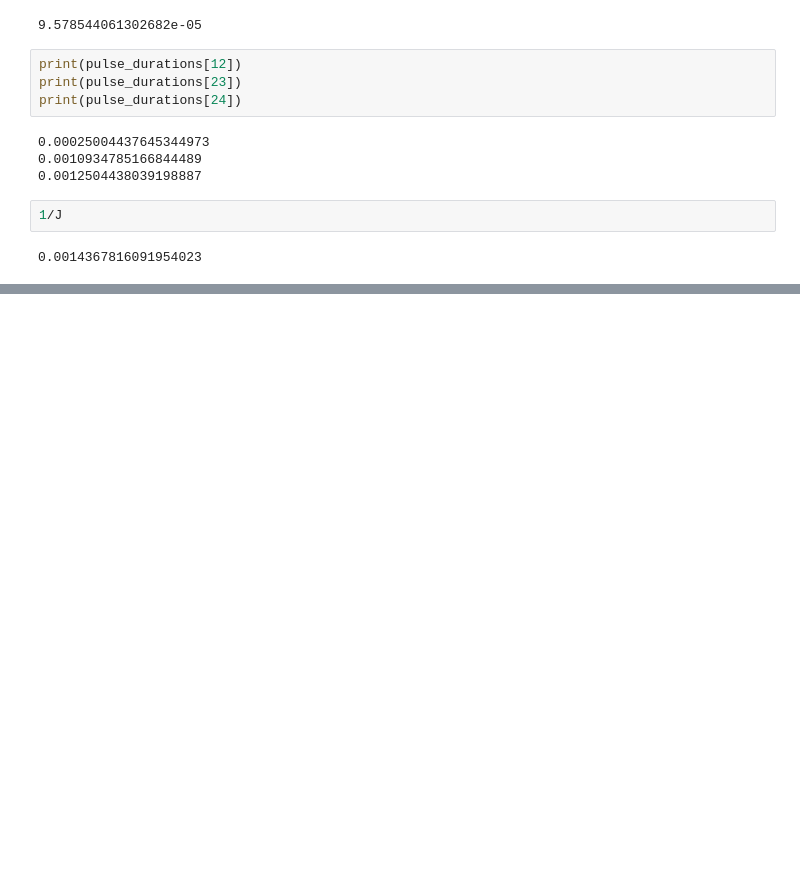
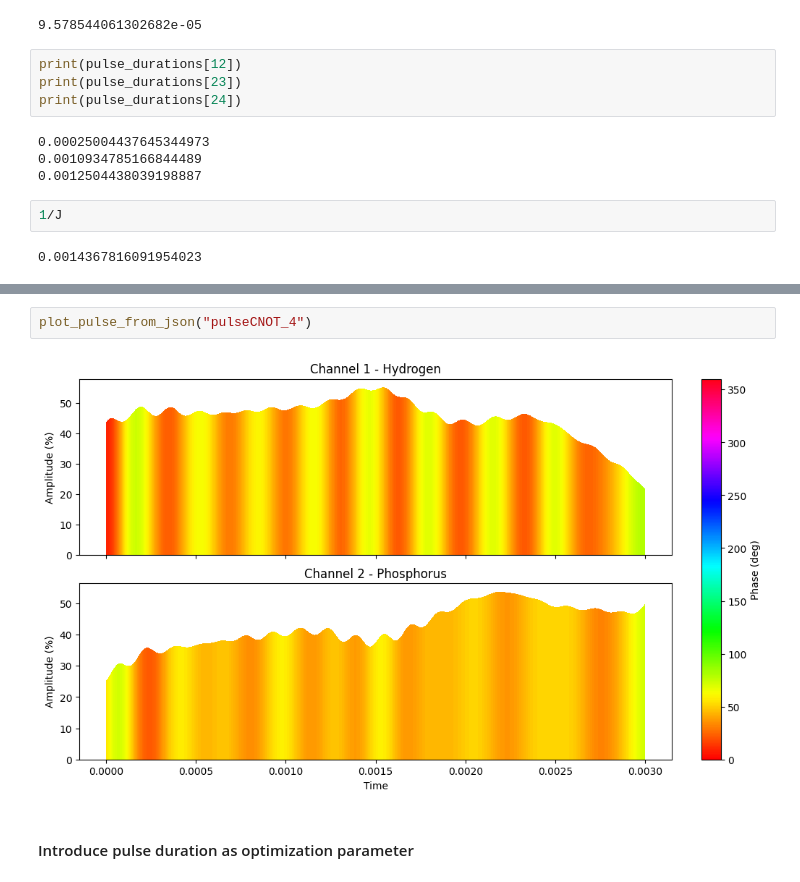
Before and after one commit to andrehroque/python-ml-projects, a Jupyter notebook: NMR-pulse-optimization/pulse optimization.ipynb, the cells around one changed output, grey strips where cells are left out. Cells and saved outputs as stored; diff of their text form; blank space fills up the shorter version.

```diff
--- a/NMR quantum/pulse optimization.ipynb
+++ b/NMR-pulse-optimization/pulse optimization.ipynb
@@ -1131,0 +1229,6 @@ print(pulse_durations[24])
+# %%
+plot_pulse_from_json("pulseCNOT_4")
+# %% [output]
+[figure, added]
+# %% [markdown]
+#### Introduce pulse duration as optimization parameter
```
Also changed, not shown: parts of 15 cells of this notebook, 15 other files.
